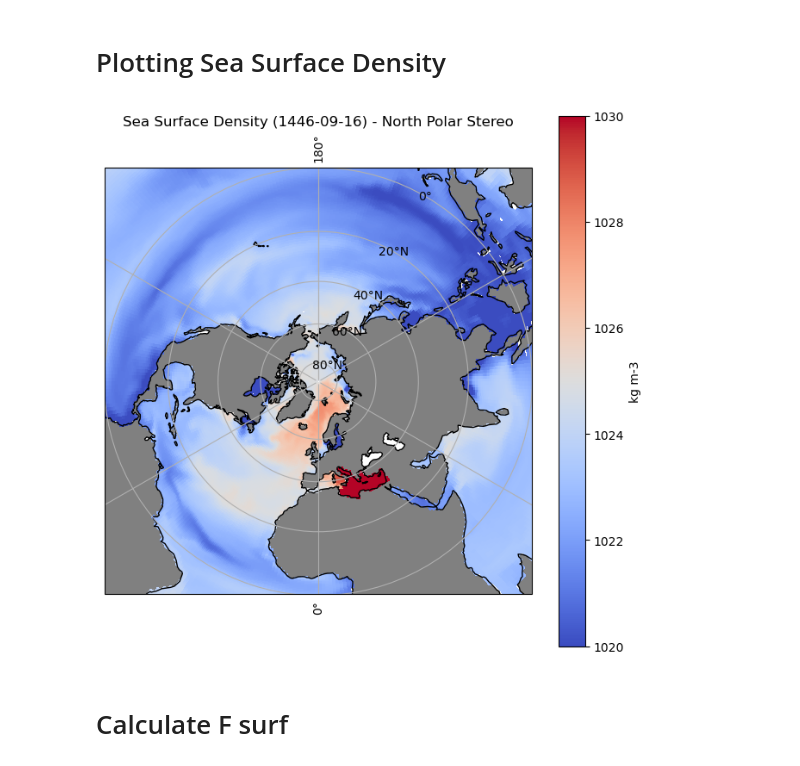
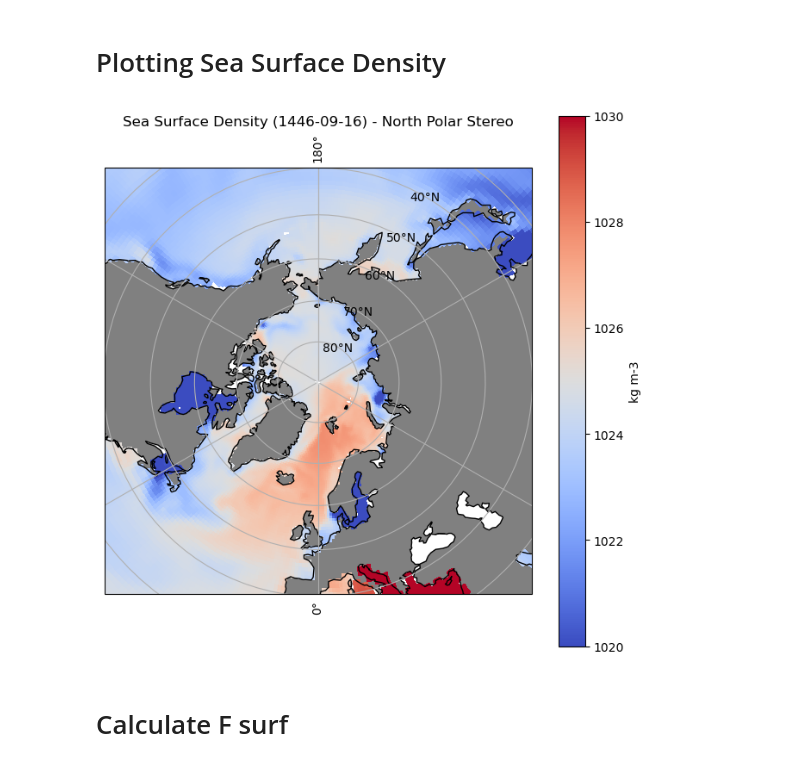
Before and after one commit to xuxingcheng/AMOC-Model-Performance-Analysis, a Jupyter notebook: scripts/Fgen_calculation.ipynb, the cells around one changed output. Cells and saved outputs as stored; diff of their text form; code cells hidden in the pictures.

```diff
--- a/scripts/Fgen_calculation.ipynb
+++ b/scripts/Fgen_calculation.ipynb
@@ -156,6 +121,10 @@ def compute_surface_density(model, sst_datasets, sss_datasets, last_n_months=Non
     SP = sss_datasets[model]['sos']
     lon = sst_datasets[model]['longitude']
     lat = sst_datasets[model]['latitude']
+    # addubg vertices for accurate area-weighted calculations for next step
+    vertices_latitude = sst_datasets[model]['vertices_latitude']
+    vertices_longitude = sst_datasets[model]['vertices_longitude']
+
     p0 = 0.0
 
     if last_n_months is not None:
@@ -189,7 +158,7 @@ def compute_surface_density(model, sst_datasets, sss_datasets, last_n_months=Non
 
 
 
-    return xr.Dataset(dict(rho=rho, alpha=alpha, beta=beta))
+    return xr.Dataset(dict(rho=rho, alpha=alpha, beta=beta, vertices_latitude=vertices_latitude, vertices_longitude=vertices_longitude))
 
 surf_den_ACCESS = compute_surface_density("ACCESS-CM2", sst_datasets, sss_datasets, last_n_months=240)
 surf_den_ACCESS
@@ -238,27 +221,27 @@ Attributes: (0)
 # %%
 ds = surf_den_ACCESS
 da = ds['rho'].isel(time=200)
 #da = da.where(da > 1020)
 
 fig = plt.figure(figsize=(8, 8))
 ax = plt.subplot(1, 1, 1, projection=ccrs.NorthPolarStereo())
 ax.add_feature(cfeature.LAND, facecolor='gray', zorder=0)
 
 ax.coastlines()
 ax.gridlines(draw_labels=True)
-ax.set_extent([-180, 180, 0, 90], crs=ccrs.PlateCarree())
+ax.set_extent([-180, 180, 40, 90], crs=ccrs.PlateCarree())
 pcm = ax.pcolormesh(
     ds['longitude'], ds['latitude'], da,
     transform=ccrs.PlateCarree(),
     cmap='coolwarm',
     vmin=1020,
     vmax=1030
 )
 plt.colorbar(pcm, ax=ax, orientation='vertical', label=da.units)
 plt.title(f"Sea Surface Density ({str(ds['time'].values[200])[:10]}) - North Polar Stereo")
 plt.show()
 # %% [output]
-[figure, old version]
+[figure, new version]
 # %% [markdown]
 # Calculate F surf
 # %%
```
Also changed, not shown: parts of 17 cells of this notebook.
